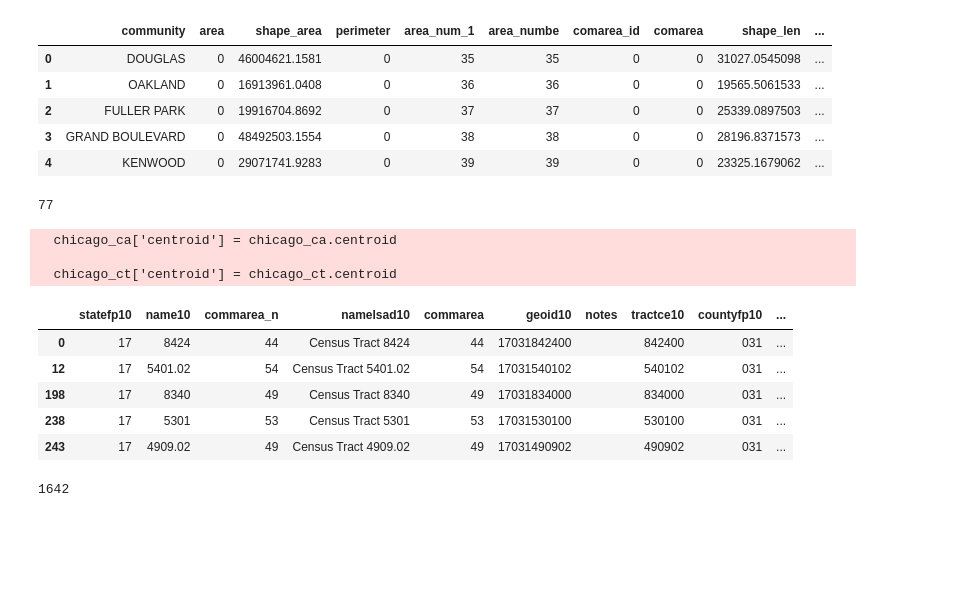
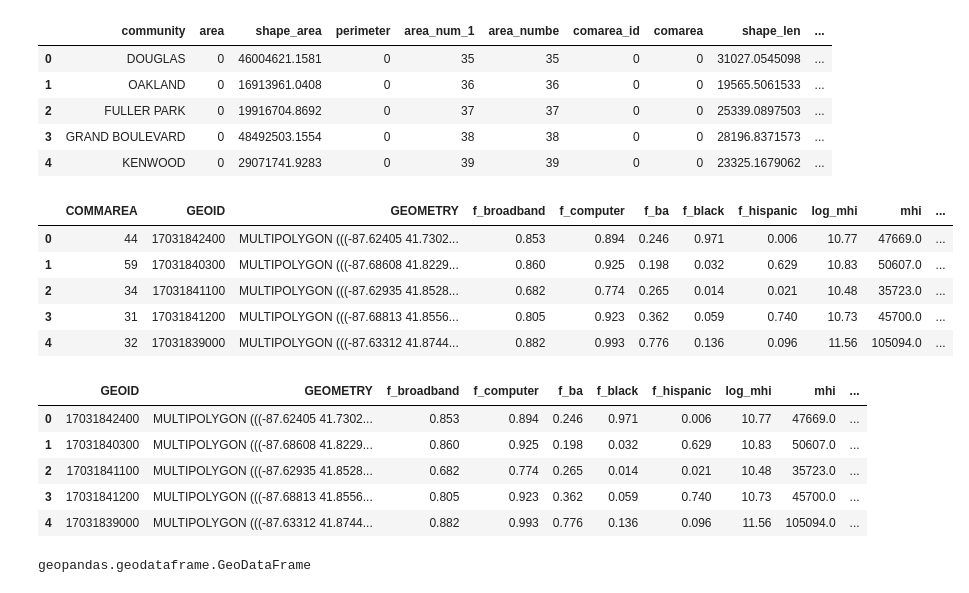
Before and after one commit to datascisteven/DataKind-CDAC-Project, a Jupyter notebook: tableau.ipynb, the cells around one changed output. Saved outputs shown, nothing was run; the diff lists cells and outputs as text; code cells hidden in the pictures; blank space fills up the shorter version.

```diff
--- a/tableau.ipynb
+++ b/tableau.ipynb
@@ -224,34 +189,27 @@ chicago_ca.head()
 | 2 | FULLER PARK | 0 | 19916704.8692 | 0 | 37 | 37 | 0 | 0 | 25339.0897503 | ... |
 | 3 | GRAND BOULEVARD | 0 | 48492503.1554 | 0 | 38 | 38 | 0 | 0 | 28196.8371573 | ... |
 | 4 | KENWOOD | 0 | 29071741.9283 | 0 | 39 | 39 | 0 | 0 | 23325.1679062 | ... |
-# %%
-len(chicago_ca)
-# %% [output]
-77
-# %%
-chicago_ca.to_crs('EPSG:4326')
-chicago_ct.to_crs('EPSG:4326')
-
-chicago_ca['centroid'] = chicago_ca.centroid
-chicago_ct['centroid'] = chicago_ct.centroid
-# %% [output]
-  chicago_ca['centroid'] = chicago_ca.centroid
-
-  chicago_ct['centroid'] = chicago_ct.centroid
-# %%
-chicago_ct.set_geometry('centroid')
-chicago_ca.set_geometry('geometry')
-
-chicago_join = gpd.sjoin(chicago_ct, chicago_ca, op='intersects', how='inner')
-chicago_join.head()
-# %% [output]
-|  | statefp10 | name10 | commarea_n | namelsad10 | commarea | geoid10 | notes | tractce10 | countyfp10 | ... |
-| 0 | 17 | 8424 | 44 | Census Tract 8424 | 44 | 17031842400 |  | 842400 | 031 | ... |
-| 12 | 17 | 5401.02 | 54 | Census Tract 5401.02 | 54 | 17031540102 |  | 540102 | 031 | ... |
-| 198 | 17 | 8340 | 49 | Census Tract 8340 | 49 | 17031834000 |  | 834000 | 031 | ... |
-| 238 | 17 | 5301 | 53 | Census Tract 5301 | 53 | 17031530100 |  | 530100 | 031 | ... |
-| 243 | 17 | 4909.02 | 49 | Census Tract 4909.02 | 49 | 17031490902 |  | 490902 | 031 | ... |
+# %%
+chicago_join = chicago_df.merge(chicago_ca, how='left', left_on='COMMAREA', right_on='area_numbe')
+chicago_join.head()
+# %% [output]
+|  | COMMAREA | GEOID | GEOMETRY | f_broadband | f_computer | f_ba | f_black | f_hispanic | log_mhi | mhi | ... |
+| 0 | 44 | 17031842400 | MULTIPOLYGON (((-87.62405 41.7302... | 0.853 | 0.894 | 0.246 | 0.971 | 0.006 | 10.77 | 47669.0 | ... |
+| 1 | 59 | 17031840300 | MULTIPOLYGON (((-87.68608 41.8229... | 0.860 | 0.925 | 0.198 | 0.032 | 0.629 | 10.83 | 50607.0 | ... |
+| 2 | 34 | 17031841100 | MULTIPOLYGON (((-87.62935 41.8528... | 0.682 | 0.774 | 0.265 | 0.014 | 0.021 | 10.48 | 35723.0 | ... |
+| 3 | 31 | 17031841200 | MULTIPOLYGON (((-87.68813 41.8556... | 0.805 | 0.923 | 0.362 | 0.059 | 0.740 | 10.73 | 45700.0 | ... |
+| 4 | 32 | 17031839000 | MULTIPOLYGON (((-87.63312 41.8744... | 0.882 | 0.993 | 0.776 | 0.136 | 0.096 | 11.56 | 105094.0 | ... |
+# %%
+chicago_join.drop(columns=['area', 'shape_area', 'perimeter', 'area_num_1', 'area_numbe', 'comarea_id', 'comarea', 'COMMAREA', 'shape_len', 'geometry'], inplace=True)
+chicago_join.head()
+# %% [output]
+|  | GEOID | GEOMETRY | f_broadband | f_computer | f_ba | f_black | f_hispanic | log_mhi | mhi | ... |
+| 0 | 17031842400 | MULTIPOLYGON (((-87.62405 41.7302... | 0.853 | 0.894 | 0.246 | 0.971 | 0.006 | 10.77 | 47669.0 | ... |
+| 1 | 17031840300 | MULTIPOLYGON (((-87.68608 41.8229... | 0.860 | 0.925 | 0.198 | 0.032 | 0.629 | 10.83 | 50607.0 | ... |
+| 2 | 17031841100 | MULTIPOLYGON (((-87.62935 41.8528... | 0.682 | 0.774 | 0.265 | 0.014 | 0.021 | 10.48 | 35723.0 | ... |
+| 3 | 17031841200 | MULTIPOLYGON (((-87.68813 41.8556... | 0.805 | 0.923 | 0.362 | 0.059 | 0.740 | 10.73 | 45700.0 | ... |
+| 4 | 17031839000 | MULTIPOLYGON (((-87.63312 41.8744... | 0.882 | 0.993 | 0.776 | 0.136 | 0.096 | 11.56 | 105094.0 | ... |
 # %%
-len(chicago_join)
+type(chicago_join)
 # %% [output]
-1642
+geopandas.geodataframe.GeoDataFrame
```
Also changed, not shown: parts of 25 cells of this notebook, 7 other files.
